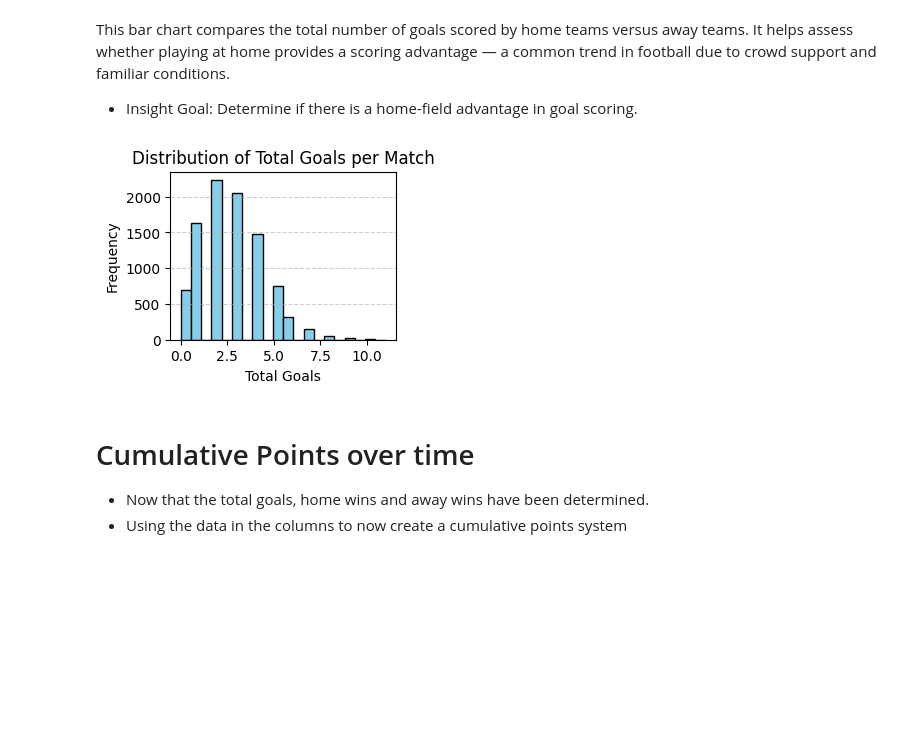
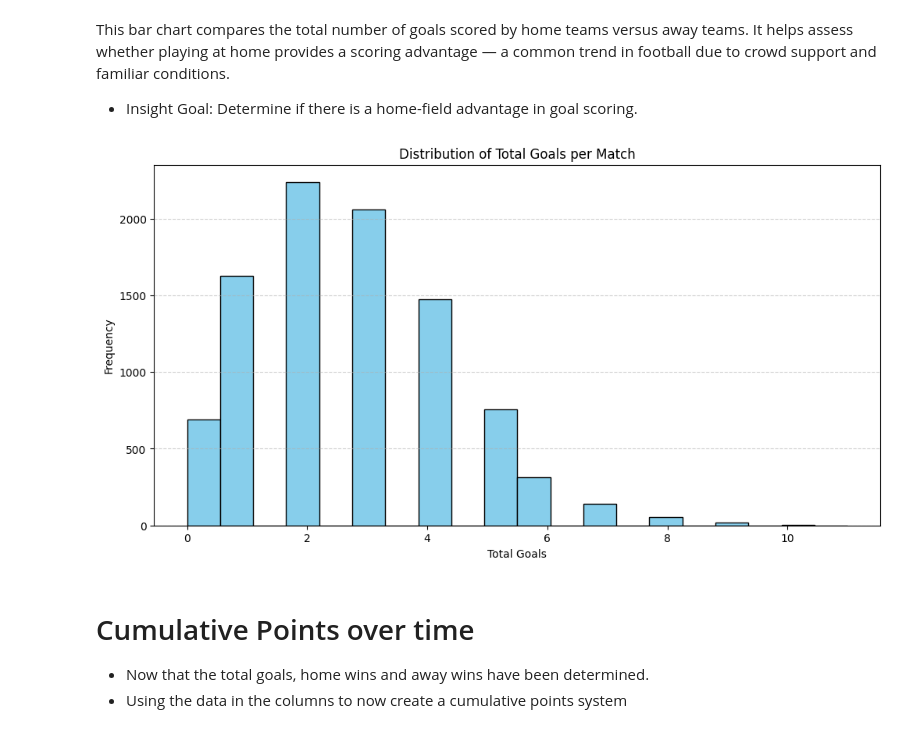
Before and after one commit to AjayChohan1/english-premier-league-capstone-project, a Jupyter notebook: jupyter_notebooks/epl_visualisation.ipynb, the cells around one changed output. Cells and saved outputs as stored; diff of their text form; code cells hidden in the pictures; blank space fills up the shorter version.

```diff
--- a/jupyter_notebooks/epl_visualisation.ipynb
+++ b/jupyter_notebooks/epl_visualisation.ipynb
@@ -51,14 +50,14 @@ This bar chart compares the total number of goals scored by home teams versus aw
 Determine if there is a home-field advantage in goal scoring.
 # %%
 # 2. Histogram of Total Goals per Match
-plt.subplot(2, 2, 2)
+plt.figure(figsize=(12, 6))
 df['Total_Goals'].plot(kind='hist', bins=20, color='skyblue', edgecolor='black')
 plt.title('Distribution of Total Goals per Match')
 plt.xlabel('Total Goals')
 plt.ylabel('Frequency')
 plt.grid(axis='y', linestyle='--', alpha=0.6)
 # %% [output]
-[figure, old version]
+[figure, new version]
 # %% [markdown]
 # Cumulative Points over time
 - Now that the total goals, home wins and away wins have been determined.
```
Also changed, not shown: parts of 12 cells of this notebook, 1 other file.
